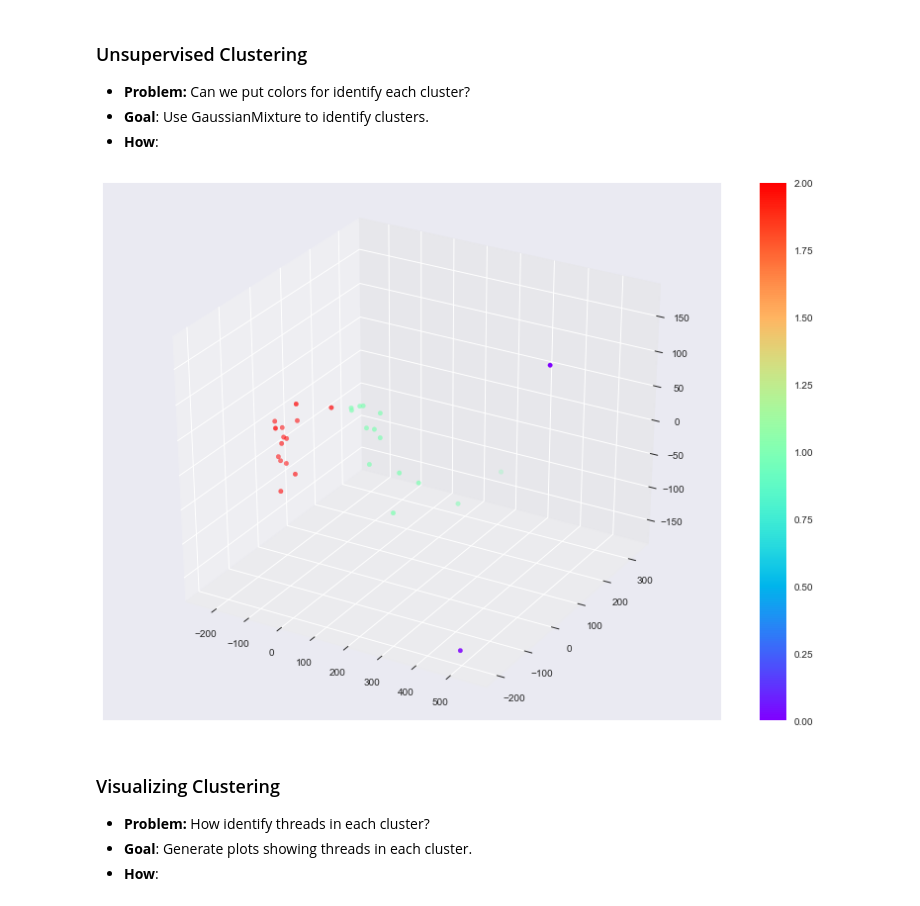
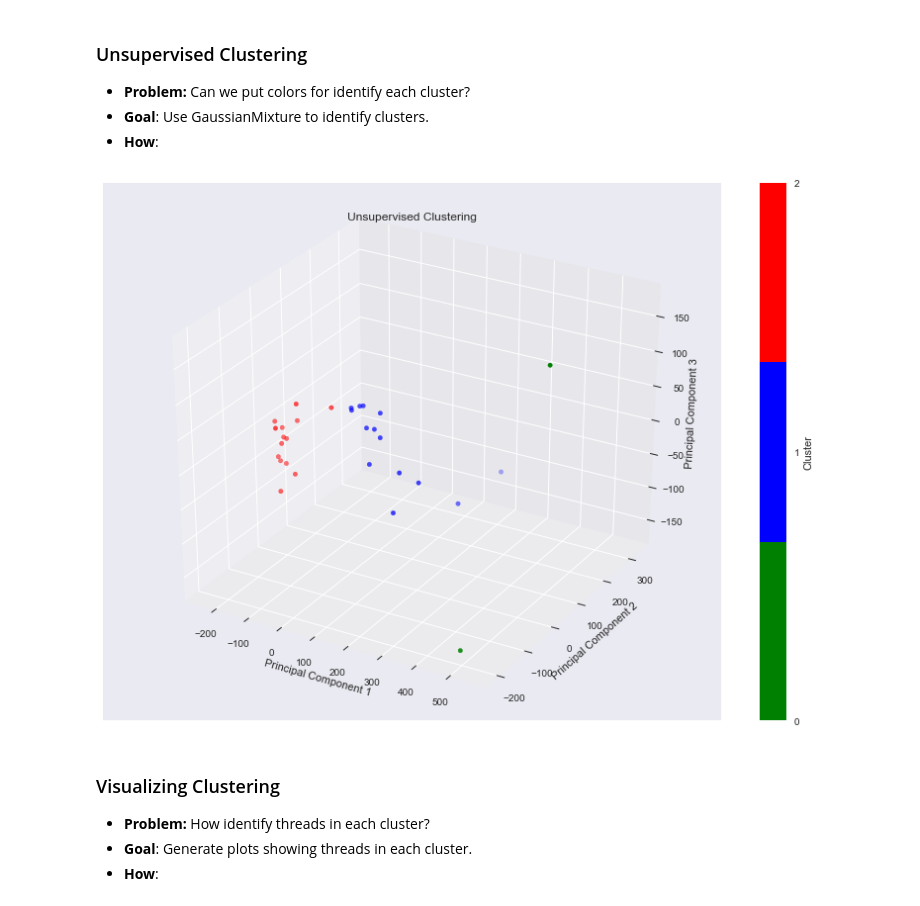
Before and after one commit to ranophoenix/jvmthreadparser, a Jupyter notebook: Thread Analysis.ipynb, the cells around one changed output. Cells and saved outputs as stored; diff of their text form; code cells hidden in the pictures.

```diff
--- a/Thread Analysis.ipynb
+++ b/Thread Analysis.ipynb
@@ -117,10 +130,17 @@ labels = gmm.predict(X)
 # %%
 fig = plt.figure(figsize=(14,10))
 ax = fig.add_subplot(111, projection='3d')
-p = ax.scatter(X2[:, 0], X2[:, 1], X2[:, 2], c=labels, cmap='rainbow')
-fig.colorbar(p);
+
+cMap = ListedColormap(['green', 'blue','red'])
+p = ax.scatter(X2[:, 0], X2[:, 1], X2[:, 2], c=labels, cmap=cMap)
+ax.set_title('Unsupervised Clustering (3 Clusters)')
+ax.set_xlabel('Principal Component 1')
+ax.set_ylabel('Principal Component 2')
+ax.set_zlabel('Principal Component 3');
+colorbar = fig.colorbar(p, ticks=np.linspace(0,2,3))
+colorbar.set_label('Cluster')
 # %% [output]
-[figure, old version]
+[figure, new version]
 # %% [markdown]
 ### Visualizing Clustering
 
```
Also changed, not shown: parts of 8 cells of this notebook.
